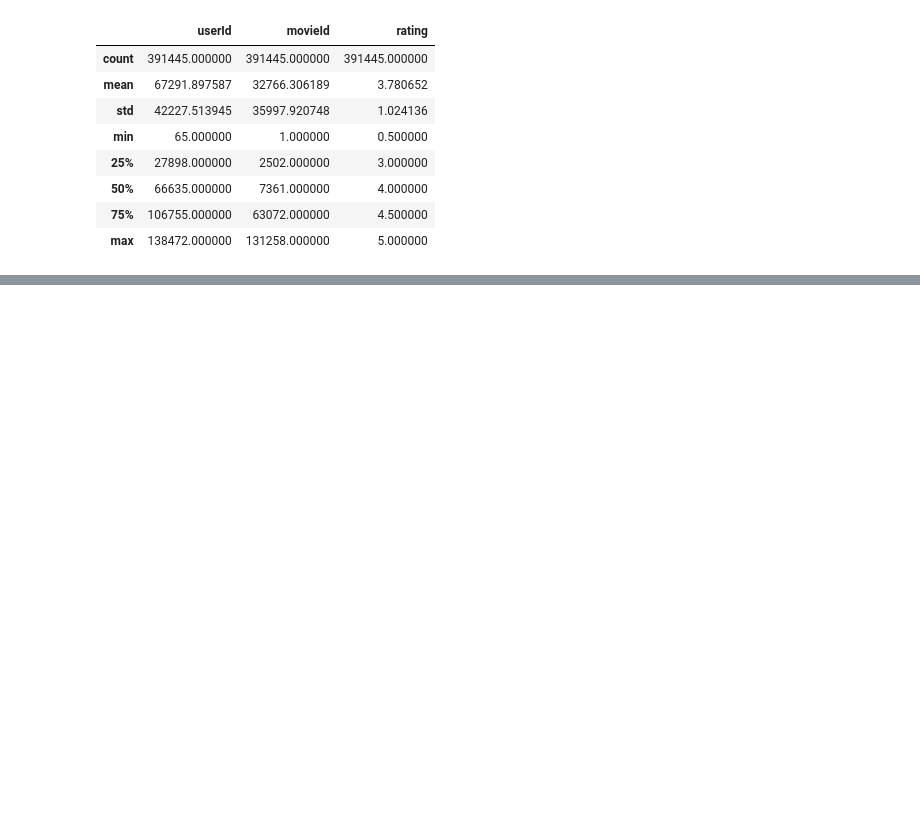
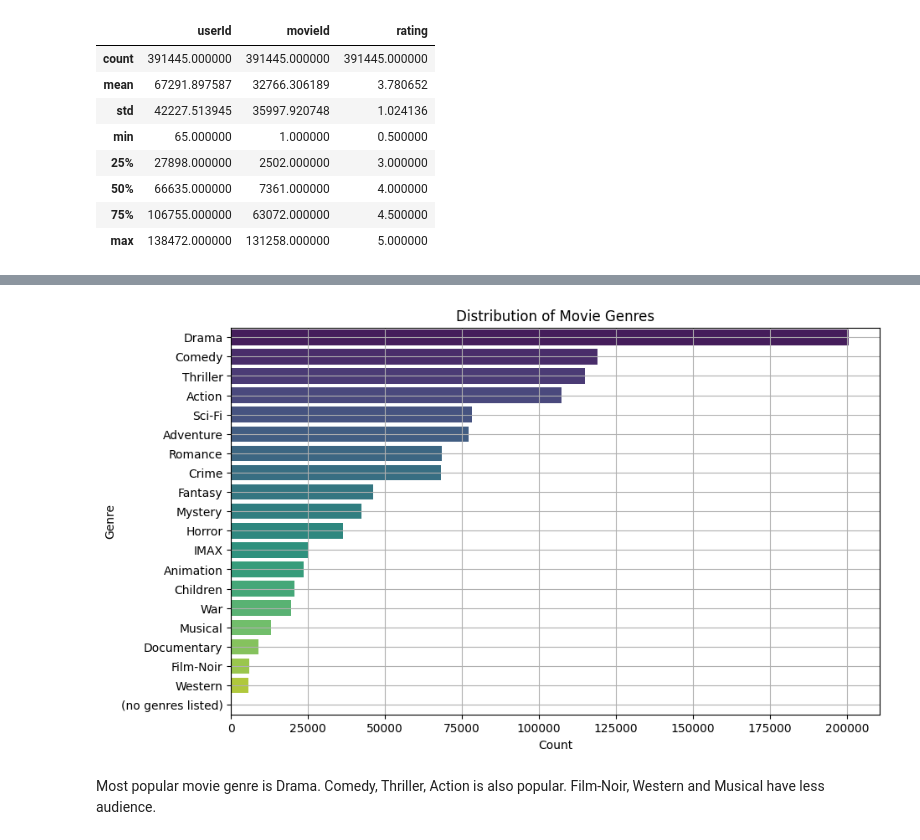
Before and after one commit to Charlottecool/Neural-Network-and-NLP-Based-Movie-Recommendation-System, a Jupyter notebook: Neural Network-Based Movie Recommendation System.ipynb, the cells around one changed output, grey strips where cells are left out. Saved outputs shown, nothing was run; the diff lists cells and outputs as text; code cells hidden in the pictures; blank space fills up the shorter version.

```diff
--- a/Neural Network-Based Movie Recommendation System.ipynb
+++ b/Neural Network-Based Movie Recommendation System.ipynb
@@ -78,0 +91,10 @@ plt.hist(final_merged_data['rating'])
+# %%
+# split genres col, make each genre a list
+final_merged_data['genres_split'] = final_merged_data['genres'].str.split('|')
+
+# use explode to show genre as independent row and save the result as a new dataframe
+genres_exploded = final_merged_data.explode('genres_split')
+
+# count each genre's appearance
+genre_counts = genres_exploded['genres_split'].value_counts()
+genre_counts
@@ -78,0 +119,13 @@ plt.hist(final_merged_data['rating'])
+# %%
+# visualize genre distribution
+plt.figure(figsize=(10, 6))
+sns.barplot(x=genre_counts.values, y=genre_counts.index, palette='viridis')
+plt.title('Distribution of Movie Genres')
+plt.xlabel('Count')
+plt.ylabel('Genre')
+plt.grid(True)
+plt.show()
+# %% [output]
+[figure, added]
+# %% [markdown]
+Most popular movie genre is Drama. Comedy, Thriller, Action is also popular. Film-Noir, Western and  Musical have less audience.
```
Also changed, not shown: parts of 22 cells of this notebook.
